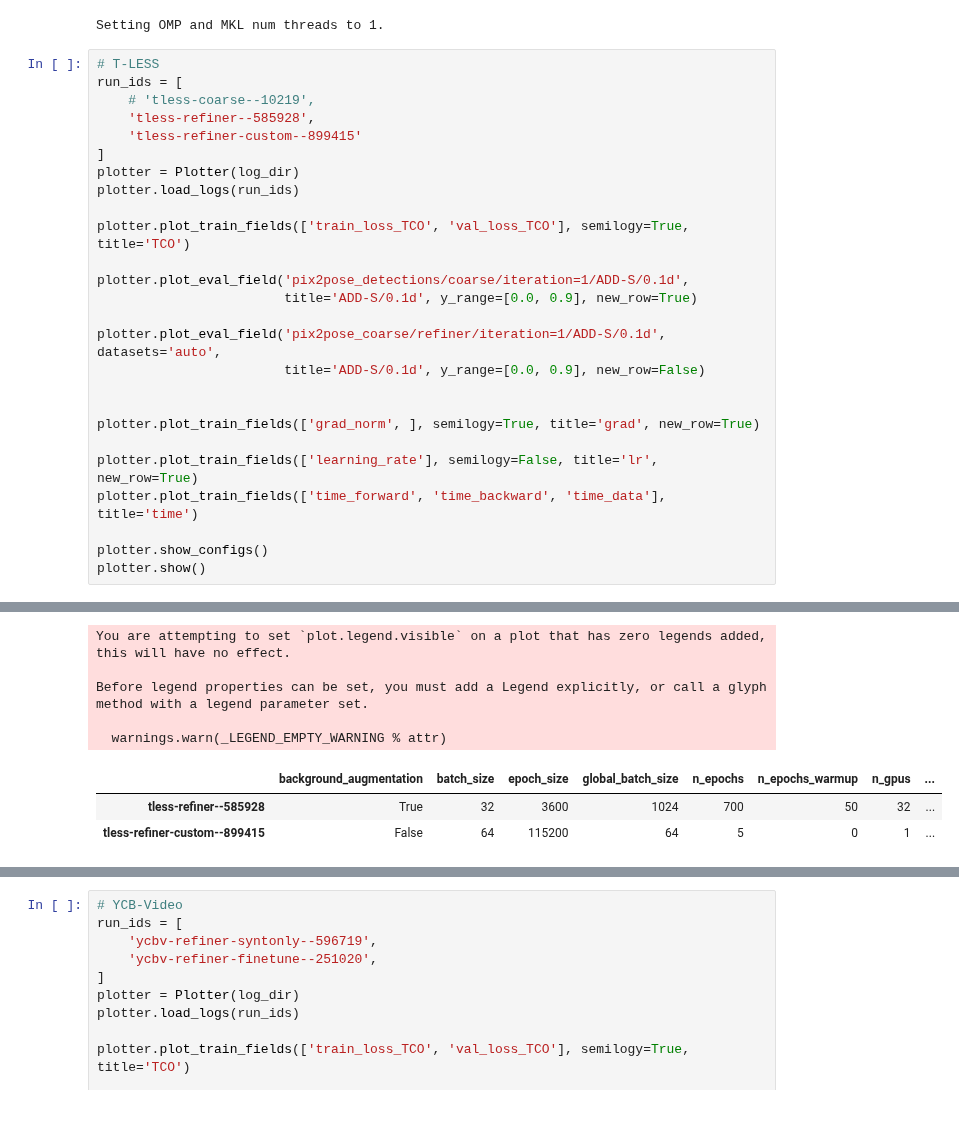
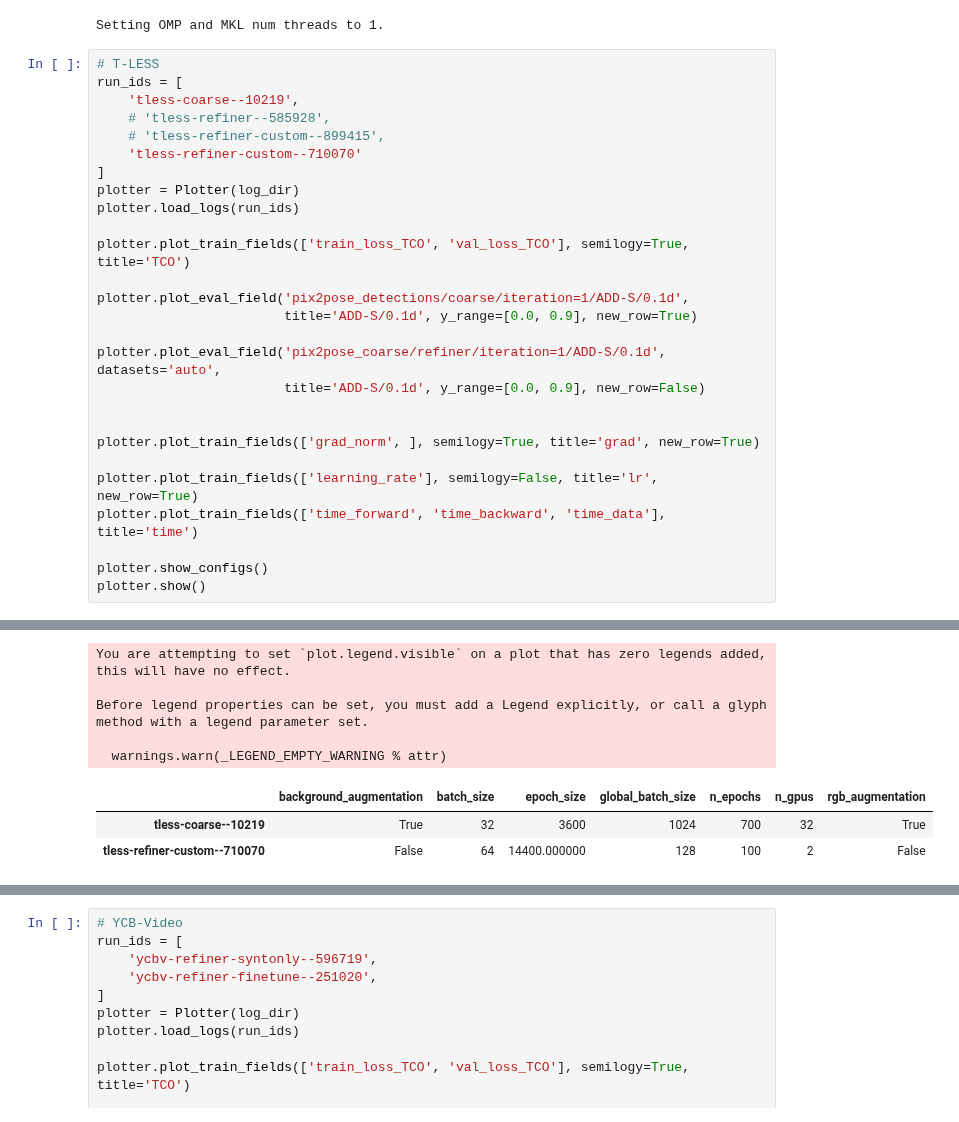
Before and after one commit to MikaYeghi/cosypose, a Jupyter notebook: paper_training_logs.ipynb, the cells around one changed output, grey strips where cells are left out. Drawn from its saved outputs; the diff is of its cells as text.

```diff
--- a/paper_training_logs.ipynb
+++ b/paper_training_logs.ipynb
@@ -11,36 +11,37 @@ Setting OMP and MKL num threads to 1.
 # %%
 # T-LESS
 run_ids = [
-    # 'tless-coarse--10219',
-    'tless-refiner--585928',
-    'tless-refiner-custom--899415'
+    'tless-coarse--10219',
+    # 'tless-refiner--585928',
+    # 'tless-refiner-custom--899415',
+    'tless-refiner-custom--710070'
 ]
 plotter = Plotter(log_dir)
 plotter.load_logs(run_ids)
 
 plotter.plot_train_fields(['train_loss_TCO', 'val_loss_TCO'], semilogy=True, title='TCO')
 
 plotter.plot_eval_field('pix2pose_detections/coarse/iteration=1/ADD-S/0.1d',
                         title='ADD-S/0.1d', y_range=[0.0, 0.9], new_row=True)
 
 plotter.plot_eval_field('pix2pose_coarse/refiner/iteration=1/ADD-S/0.1d', datasets='auto',
                         title='ADD-S/0.1d', y_range=[0.0, 0.9], new_row=False)
 
 
 plotter.plot_train_fields(['grad_norm', ], semilogy=True, title='grad', new_row=True)
 
 plotter.plot_train_fields(['learning_rate'], semilogy=False, title='lr', new_row=True)
 plotter.plot_train_fields(['time_forward', 'time_backward', 'time_data'], title='time')
 
 plotter.show_configs()
 plotter.show()
 # %% [output]
 [interactive output not drawn]
 You are attempting to set `plot.legend.visible` on a plot that has zero legends added, this will have no effect.
 
 Before legend properties can be set, you must add a Legend explicitly, or call a glyph method with a legend parameter set.
 
   warnings.warn(_LEGEND_EMPTY_WARNING % attr)
-|  | background_augmentation | batch_size | epoch_size | global_batch_size | n_epochs | n_epochs_warmup | n_gpus | ... |
-| tless-refiner--585928 | True | 32 | 3600 | 1024 | 700 | 50 | 32 | ... |
-| tless-refiner-custom--899415 | False | 64 | 115200 | 64 | 5 | 0 | 1 | ... |
+|  | background_augmentation | batch_size | epoch_size | global_batch_size | n_epochs | n_gpus | rgb_augmentation |
+| tless-coarse--10219 | True | 32 | 3600 | 1024 | 700 | 32 | True |
+| tless-refiner-custom--710070 | False | 64 | 14400.000000 | 128 | 100 | 2 | False |
```
Also changed, not shown: parts of 1 cell of this notebook, 4 other files.
